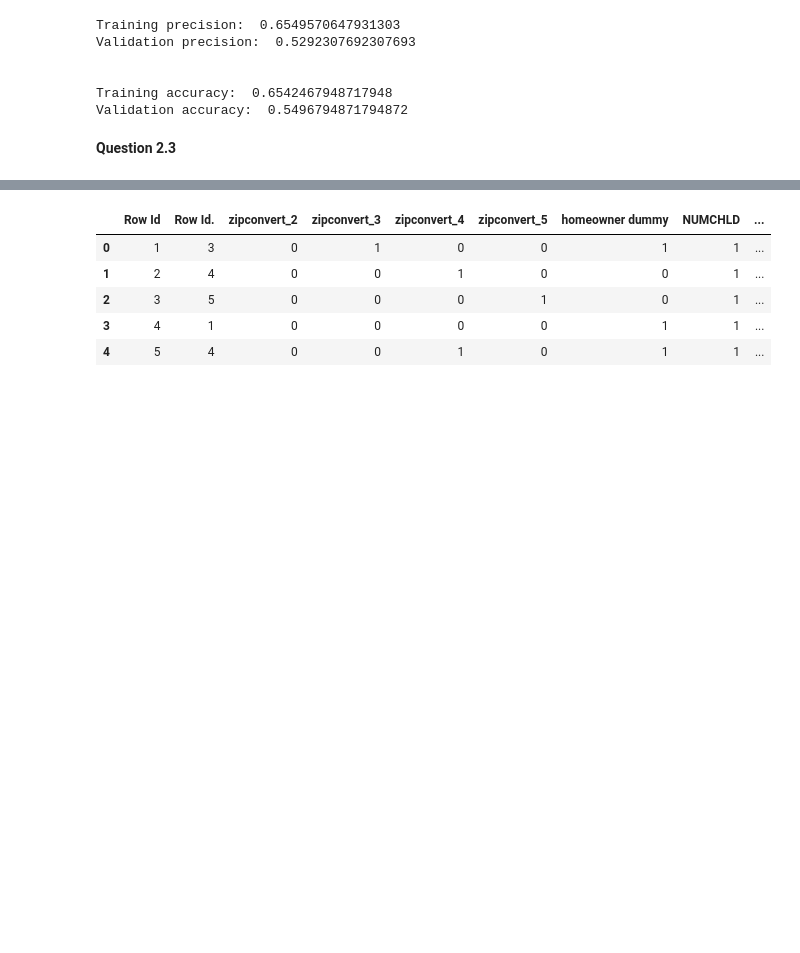
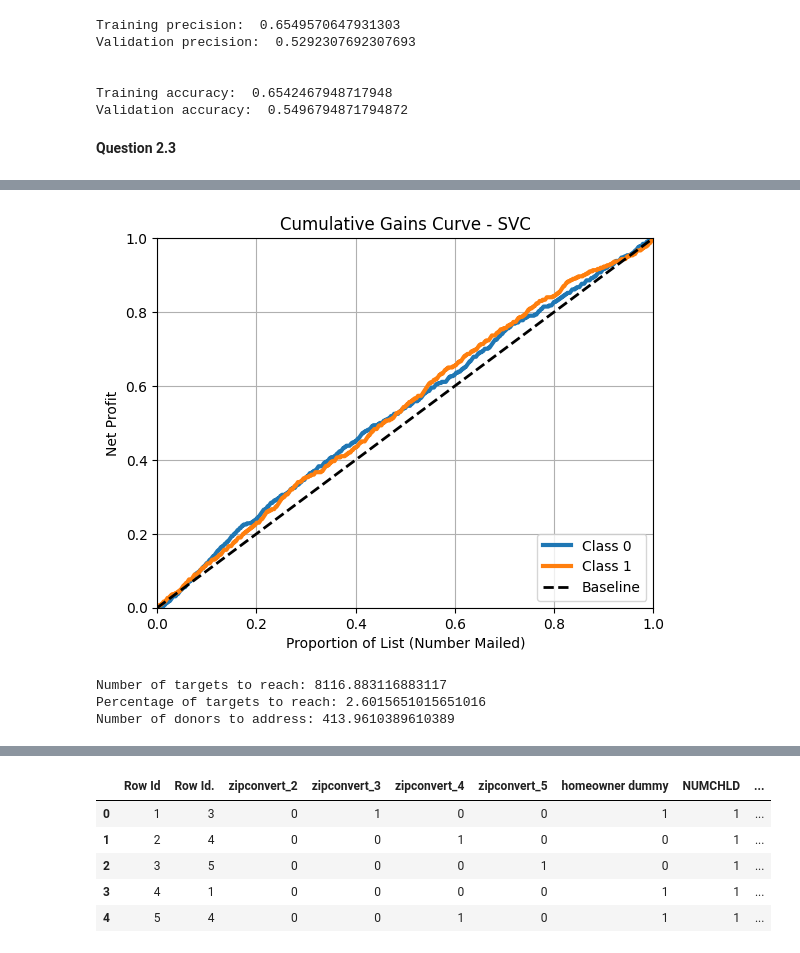
Before and after one commit to Gabeleo24/ADS-505-01, a Jupyter notebook: Mod 04/Assignment 4.1/Assignment 4.1.ipynb, the cells around one changed output, grey strips where cells are left out. Drawn from its saved outputs; the diff is of its cells as text; code cells hidden in the pictures; blank space fills up the shorter version.

```diff
--- a/Mod 04/Assignment 4.1/Assignment 4.1.ipynb
+++ b/Mod 04/Assignment 4.1/Assignment 4.1.ipynb
@@ -614,0 +656,37 @@ plt.show()
+# %%
+import scikitplot as skplt
+import matplotlib.pyplot as plt
+
+# Plot the cumulative gains curve for SVC
+skplt.metrics.plot_cumulative_gain(y_test, clf.predict_proba(X_test_pre))
+plt.xlabel("Proportion of List (Number Mailed)")
+plt.ylabel("Net Profit")
+plt.title("Cumulative Gains Curve - SVC")
+plt.show()
+
+# Calculate the net profit from predictions
+expected_donation = 13.00  # Average donation amount
+mailing_cost = 0.68  # Mailing cost per mailing
+response_rate = 0.051  # Overall response rate
+
+# Calculate the number of targets you need to reach for $100,000 profit
+desired_profit = 100000
+number_targets_to_reach = desired_profit / (expected_donation - mailing_cost)
+
+# Calculate the percentage of targets to reach in the total dataset
+perc_targets_to_reach = number_targets_to_reach / len(df)
+
+# Actual cumulative gains at 5.1% response rate
+cumulative_gains = 0.051
+
+# Calculate the number of donors to address
+number_donors_to_reach = cumulative_gains * number_targets_to_reach
+
+print(f"Number of targets to reach: {number_targets_to_reach}")
+print(f"Percentage of targets to reach: {perc_targets_to_reach}")
+print(f"Number of donors to address: {number_donors_to_reach}")
+# %% [output]
+[figure, added]
+Number of targets to reach: 8116.883116883117
+Percentage of targets to reach: 2.6015651015651016
+Number of donors to address: 413.9610389610389
```
Also changed, not shown: parts of 21 cells of this notebook, 2 other files.
